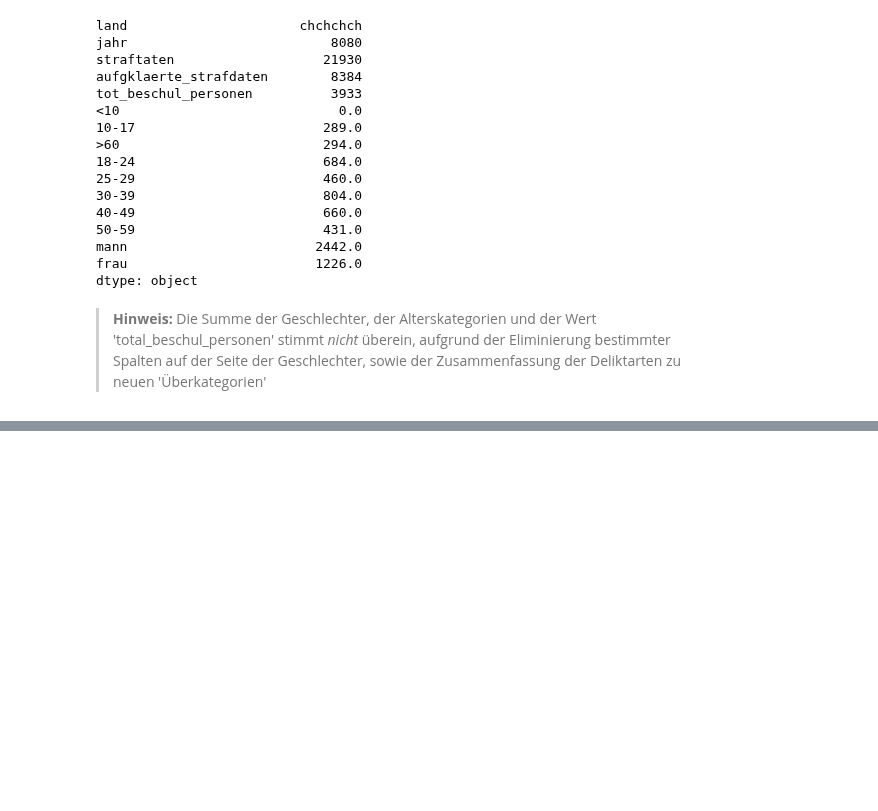
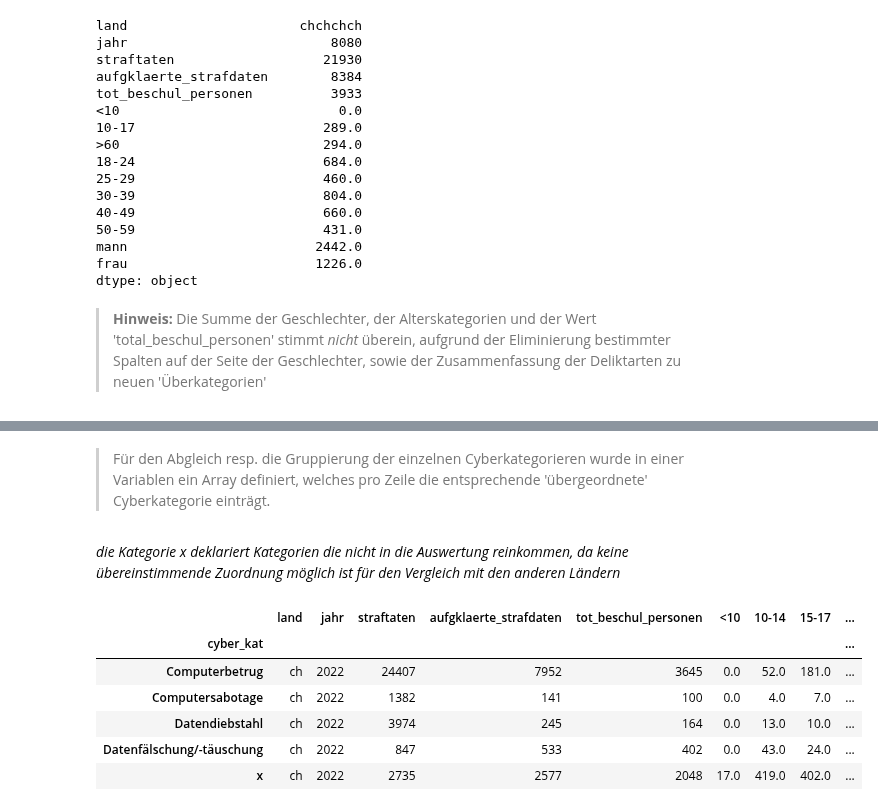
Before and after one commit to baumannf/bina_module, a Jupyter notebook: BINA_LN1_CybercrimeAnalytics.ipynb, the cells around one changed output, grey strips where cells are left out. Saved outputs shown, nothing was run; the diff lists cells and outputs as text; code cells hidden in the pictures; blank space fills up the shorter version.

```diff
--- a/BINA_LN1_CybercrimeAnalytics.ipynb
+++ b/BINA_LN1_CybercrimeAnalytics.ipynb
@@ -552,0 +771,7 @@ temp_df_ch_2020.describe()
+# %%
+import numpy as np
+
+# Replace all 'X' values as np.nan (Null) - values
+temp_df_ch_2022 = temp_df_ch_2022.replace(['X'],np.nan)
+
+temp_df_ch_2022.head()
@@ -552,0 +810,17 @@ temp_df_ch_2020.describe()
+# %%
+# Cast the age groups and the gender groups to datatype float
+temp_df_ch_2022['<10'] = temp_df_ch_2022['<10'].astype(float)
+temp_df_ch_2022['10-14'] = temp_df_ch_2022['10-14'].astype(float)
+temp_df_ch_2022['15-17'] = temp_df_ch_2022['15-17'].astype(float)
+temp_df_ch_2022['18-19'] = temp_df_ch_2022['18-19'].astype(float)
+temp_df_ch_2022['20-24'] = temp_df_ch_2022['20-24'].astype(float)
+temp_df_ch_2022['25-29'] = temp_df_ch_2022['25-29'].astype(float)
+temp_df_ch_2022['30-34'] = temp_df_ch_2022['30-34'].astype(float)
+temp_df_ch_2022['35-39'] = temp_df_ch_2022['35-39'].astype(float)
+temp_df_ch_2022['40-49'] = temp_df_ch_2022['40-49'].astype(float)
+temp_df_ch_2022['50-59'] = temp_df_ch_2022['50-59'].astype(float)
+temp_df_ch_2022['60-69'] = temp_df_ch_2022['60-69'].astype(float)
+temp_df_ch_2022['70+'] = temp_df_ch_2022['70+'].astype(float)
+temp_df_ch_2022['mann'] = temp_df_ch_2022['mann'].astype(float)
+temp_df_ch_2022['frau'] = temp_df_ch_2022['frau'].astype(float)
+temp_df_ch_2022.dtypes
@@ -552,0 +847,9 @@ temp_df_ch_2020.describe()
+# %% [markdown]
+> Für den Abgleich resp. die Gruppierung der einzelnen Cyberkategorieren wurde in einer Variablen ein Array definiert, welches pro Zeile die entsprechende 'übergeordnete' Cyberkategorie einträgt.
+# %%
+cyber_kat_group_ch = ['Datendiebstahl','Computersabotage','Computersabotage','Computersabotage','Datendiebstahl','Datendiebstahl','Computerbetrug','Computersabotage','Computersabotage','Computerbetrug','Computerbetrug','Datendiebstahl','Computerbetrug','x','x','Datendiebstahl','Datendiebstahl','Datenfälschung/-täuschung','Datenfälschung/-täuschung','Datenfälschung/-täuschung','Computerbetrug','Datendiebstahl']
+
+# Add the new supercategories in the data frame
+temp_df_ch_2022.insert(0,"cyber_kat",cyber_kat_group_ch)
+# %% [markdown]
+*die Kategorie x deklariert Kategorien die nicht in die Auswertung reinkommen, da keine übereinstimmende Zuordnung möglich ist für den Vergleich mit den anderen Ländern*
@@ -552,0 +859,16 @@ temp_df_ch_2020.describe()
+# %%
+# Add new column 'land' with value 'ch'
+temp_df_ch_2022.insert(0,"land","ch")
+
+# Add new column 'jahr' with the value '2022'
+temp_df_ch_2022.insert(1,"jahr",2022)
+
+temp_df_ch_2022
+# %% [output]
+|  | land | jahr | straftaten | aufgklaerte_strafdaten | tot_beschul_personen | <10 | 10-14 | 15-17 | ... |
+| cyber_kat |  |  |  |  |  |  |  |  | ... |
+| Computerbetrug | ch | 2022 | 24407 | 7952 | 3645 | 0.0 | 52.0 | 181.0 | ... |
+| Computersabotage | ch | 2022 | 1382 | 141 | 100 | 0.0 | 4.0 | 7.0 | ... |
+| Datendiebstahl | ch | 2022 | 3974 | 245 | 164 | 0.0 | 13.0 | 10.0 | ... |
+| Datenfälschung/-täuschung | ch | 2022 | 847 | 533 | 402 | 0.0 | 43.0 | 24.0 | ... |
+| x | ch | 2022 | 2735 | 2577 | 2048 | 17.0 | 419.0 | 402.0 | ... |
```
Also changed, not shown: parts of 39 cells of this notebook.
